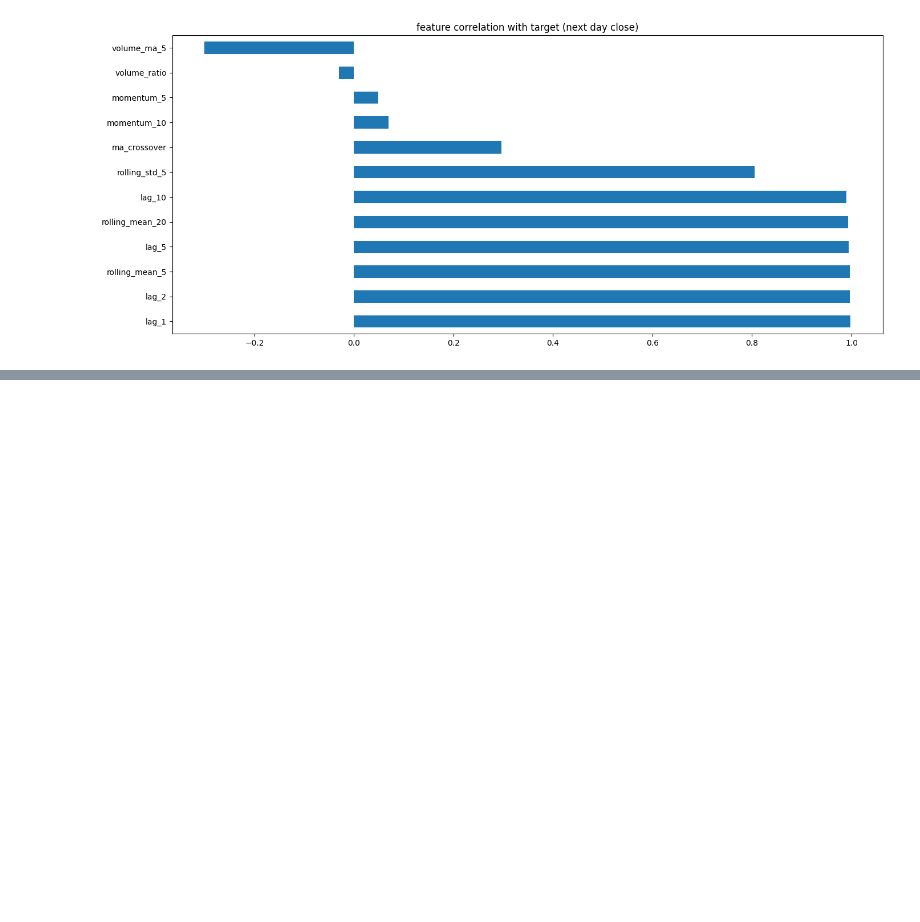
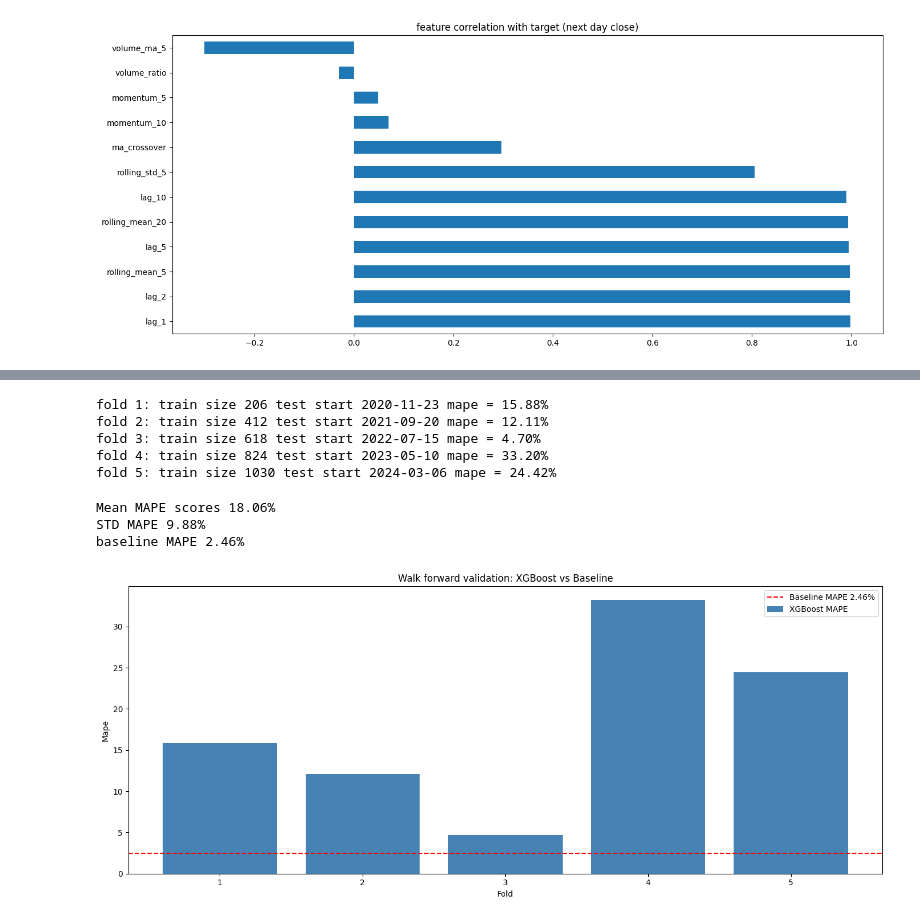
Before and after one commit to Dereger325/stock-prediction, a Jupyter notebook: stock_predictions.ipynb, the cells around one changed output, grey strips where cells are left out. Drawn from its saved outputs; the diff is of its cells as text; code cells hidden in the pictures; blank space fills up the shorter version.

Commit message:
Day 3 completed: Walk forward validation complete, final MAPE 52.24% vs baseline 2.46%, model colapses on 2024 AI boom

```diff
--- a/stock_predictions.ipynb
+++ b/stock_predictions.ipynb
@@ -140,3 +127,10 @@ plt.tight_layout()
 plt.show()
 # %% [output]
 [figure]
+# %%
+X = df_clean[feature_cols]
+Y = df_clean['Target']
+
+print('Features shape ',X.shape)
+print('Target shape ',Y.shape)
+print(f'Date range is from {df_clean.index[0].date()} to {df_clean.index[-1].date()}')
@@ -142,0 +141,72 @@ plt.show()
+# %%
+from xgboost import XGBRegressor
+from sklearn.metrics import mean_absolute_percentage_error
+
+n_splits = 5
+fold_size = len(X) // (n_splits + 1)
+
+mape_scores = []
+fold_results = []
+# %%
+for fold in range(n_splits):
+    train_end = fold_size * (fold + 1)
+    test_end = train_end + fold_size
+
+    X_train = X.iloc[:train_end]
+    Y_train = Y.iloc[:train_end]
+    X_test = X.iloc[train_end:test_end]
+    Y_test = Y.iloc[train_end:test_end]
+
+    model = XGBRegressor(
+        n_estimators = 500,
+        learning_rate = 0.1,
+        early_stopping_rounds = 50,
+        max_depth = 4,
+        random_state = 42,
+    )
+    model.fit(
+        X_train,Y_train,
+        eval_set = [(X_test,Y_test)],
+        verbose = False
+    )
+    preds = model.predict(X_test)
+    mape = mean_absolute_percentage_error(Y_test,preds) * 100
+    mape_scores.append(mape)
+
+    fold_results.append({
+        'Fold' : fold + 1,
+        'Train_size' : len(X_train),
+        'Test_size' : len(X_test),
+        'Mape' : mape,
+        'Train_start' : df_clean.index[0].date(),
+        'Test_start' : df_clean.index[train_end].date()
+    })
+    print(f'fold {fold + 1}: train size {train_end} test start {df_clean.index[train_end].date()} mape = {mape:.2f}%')
+# %% [output]
+fold 1: train size 206 test start 2020-11-23 mape = 15.88%
+fold 2: train size 412 test start 2021-09-20 mape = 12.11%
+fold 3: train size 618 test start 2022-07-15 mape = 4.70%
+fold 4: train size 824 test start 2023-05-10 mape = 33.20%
+fold 5: train size 1030 test start 2024-03-06 mape = 24.42%
+# %%
+print(f'Mean MAPE scores {np.mean(mape_scores):.2f}%')
+print(f'STD MAPE {np.std(mape_scores):.2f}%')
+print('baseline MAPE 2.46%')
+# %% [output]
+Mean MAPE scores 18.06%
+STD MAPE 9.88%
+baseline MAPE 2.46%
+# %%
+results_df = pd.DataFrame(fold_results)
+
+plt.figure(figsize = (14,6))
+plt.bar(results_df['Fold'],results_df['Mape'],color = 'steelblue',label = 'XGBoost MAPE')
+plt.axhline(y = 2.46,color = 'red',linestyle = '--',label = 'Baseline MAPE 2.46%')
+plt.xlabel('Fold')
+plt.ylabel('Mape')
+plt.title('Walk forward validation: XGBoost vs Baseline')
+plt.legend()
+plt.tight_layout()
+plt.show()
+# %% [output]
+[figure, added]
```
Also changed, not shown: parts of 5 cells of this notebook.
